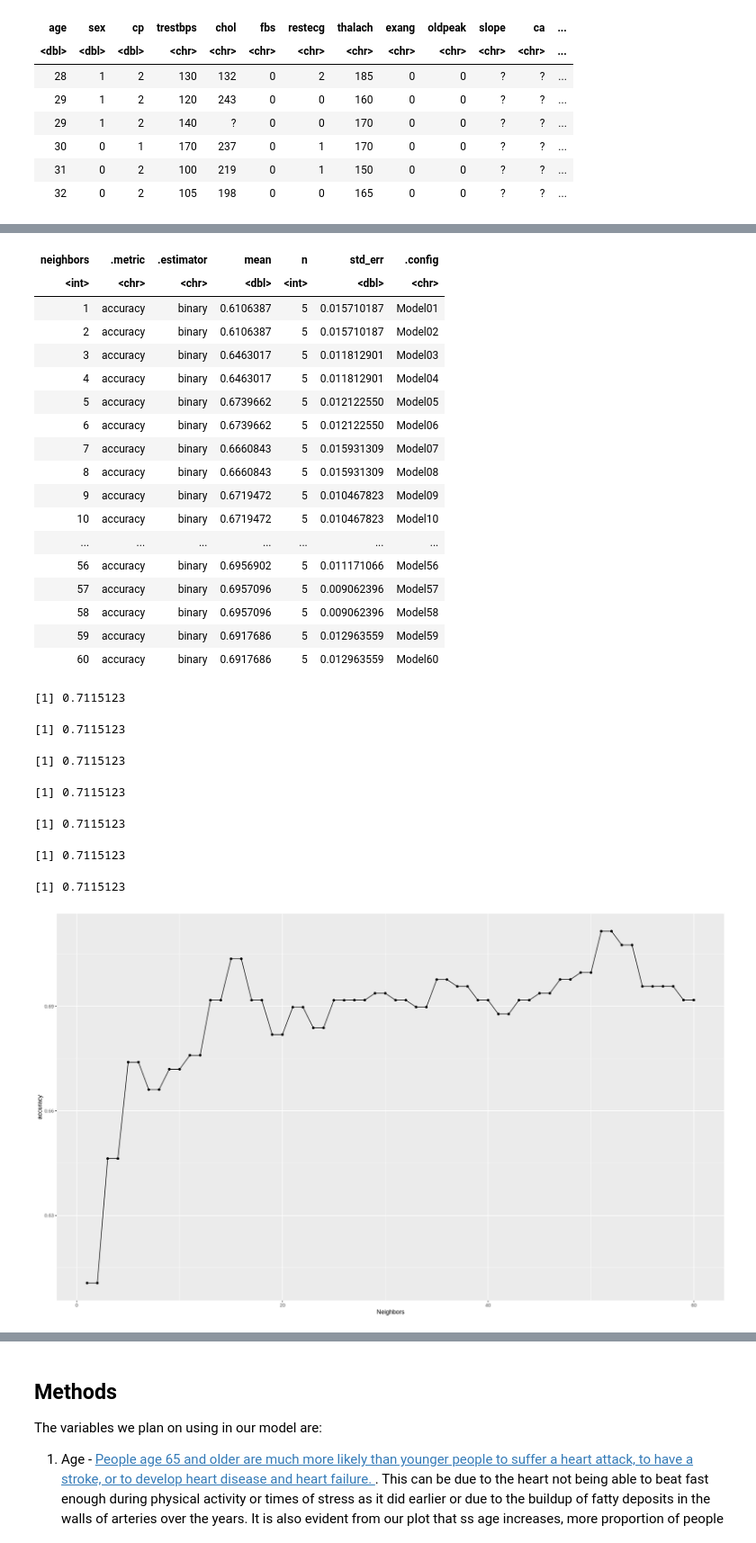
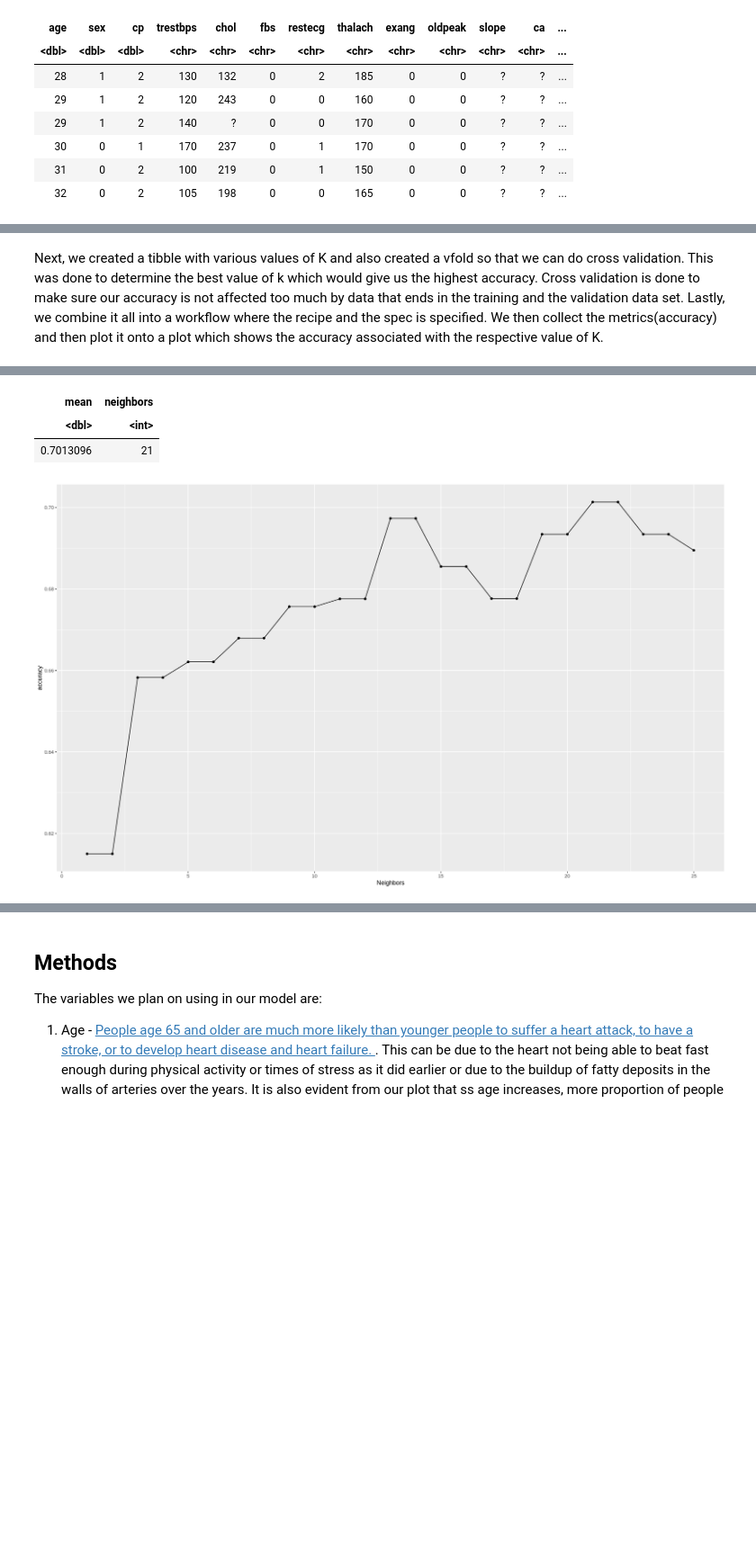
Before and after one commit to alisalamatian1/Heart_disease_prediction, a Jupyter notebook: Report.ipynb, the cells around one changed output, grey strips where cells are left out. Shown at 90% size. Cells and saved outputs as stored; diff of their text form; code cells hidden in the pictures; blank space fills up the shorter version.

```diff
--- a/Report.ipynb
+++ b/Report.ipynb
@@ -330,0 +319,14 @@ Warning message:
+# %%
+#make a recipe
+set.seed(1)
+
+
+heart_recipe <- recipe (heart_disease ~  age + chol + thalach , heart_data_training) %>%
+    step_scale (all_predictors()) %>%
+    step_center (all_predictors())
+heart_recipe
+
+heart_spec <- nearest_neighbor (weight_func = "rectangular", neighbors = tune()) %>%
+    set_engine ("kknn") %>%
+    set_mode ("classification")
+heart_spec
@@ -331,26 +353,9 @@ Warning message:
+# %% [markdown]
+Next, we created a tibble with various values of K and also created a vfold so that we can do cross validation. This was done to determine the best value of k which would give us the highest accuracy. Cross validation is done to make sure  our accuracy is not affected too much by data that ends in the training and the validation data set. Lastly, we combine it all into a workflow where the recipe and the spec is specified. We then collect the metrics(accuracy) and then plot it onto a plot which shows the accuracy associated with the respective value of K.
 # %%
-#make a recipe
-#set.seed(1)
+k_table <- tibble (neighbors = seq (1, 25))
 
-heart_data_training_filtered <- heart_data_training %>%
-   na.omit () %>%
-   filter (chol != 0)
-#heart_data_training_filtered
-
-heart_recipe <- recipe (heart_disease ~  age + chol + thalach , heart_data_training_filtered) %>%
-    step_scale (all_predictors()) %>%
-    step_center (all_predictors())
-heart_recipe
-
-heart_spec <- nearest_neighbor (weight_func = "rectangular", neighbors = tune()) %>%
-    set_engine ("kknn") %>%
-    set_mode ("classification")
-heart_spec
-
-k_table <- tibble (neighbors = seq (1,60))
-
-
-heart_vfold <- vfold_cv (heart_data_training_filtered, v = 5, strata= heart_disease)
+heart_vfold <- vfold_cv (heart_data_training, v = 5, strata= heart_disease)
 
 heart_workflow <- workflow()%>%
     add_recipe (heart_recipe) %>%
@@ -361,10 +366,9 @@ heart_workflow <- workflow()%>%
 heart_workflow
 
 heart_max_k <- heart_workflow %>%
-    select (mean) %>%
+    select (mean, neighbors) %>%
     arrange (desc (mean)) %>%
-    slice (1) %>%
-    pull ()
+    slice (1)
 heart_max_k
 
 heart_vs_k_plot <- ggplot (heart_workflow, aes (x = neighbors, y = mean)) +
@@ -396,26 +391,4 @@ A tibble: 60 × 7
-| neighbors | .metric | .estimator | mean | n | std_err | .config |
-| <int> | <chr> | <chr> | <dbl> | <int> | <dbl> | <chr> |
-| 1 | accuracy | binary | 0.6106387 | 5 | 0.015710187 | Model01 |
-| 2 | accuracy | binary | 0.6106387 | 5 | 0.015710187 | Model02 |
-| 3 | accuracy | binary | 0.6463017 | 5 | 0.011812901 | Model03 |
-| 4 | accuracy | binary | 0.6463017 | 5 | 0.011812901 | Model04 |
-| 5 | accuracy | binary | 0.6739662 | 5 | 0.012122550 | Model05 |
-| 6 | accuracy | binary | 0.6739662 | 5 | 0.012122550 | Model06 |
-| 7 | accuracy | binary | 0.6660843 | 5 | 0.015931309 | Model07 |
-| 8 | accuracy | binary | 0.6660843 | 5 | 0.015931309 | Model08 |
-| 9 | accuracy | binary | 0.6719472 | 5 | 0.010467823 | Model09 |
-| 10 | accuracy | binary | 0.6719472 | 5 | 0.010467823 | Model10 |
-| ... | ... | ... | ... | ... | ... | ... |
-| 56 | accuracy | binary | 0.6956902 | 5 | 0.011171066 | Model56 |
-| 57 | accuracy | binary | 0.6957096 | 5 | 0.009062396 | Model57 |
-| 58 | accuracy | binary | 0.6957096 | 5 | 0.009062396 | Model58 |
-| 59 | accuracy | binary | 0.6917686 | 5 | 0.012963559 | Model59 |
-| 60 | accuracy | binary | 0.6917686 | 5 | 0.012963559 | Model60 |
-[1] 0.7115123
-[1] 0.7115123
-[1] 0.7115123
-[1] 0.7115123
-[1] 0.7115123
-[1] 0.7115123
-[1] 0.7115123
+| mean | neighbors |
+| <dbl> | <int> |
+| 0.7013096 | 21 |
-[figure, old version]
+[figure, new version]
```
Also changed, not shown: parts of 16 cells of this notebook.
